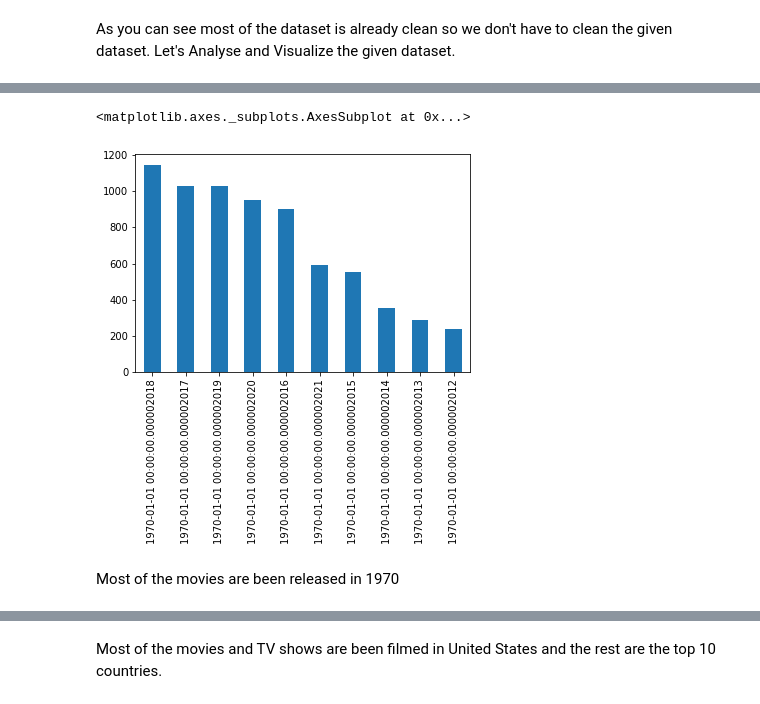
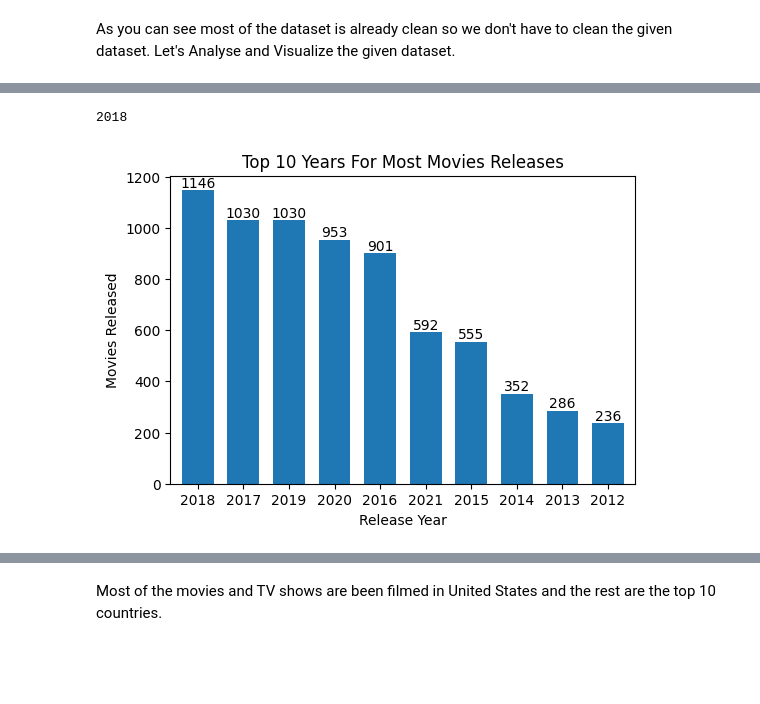
Before and after one commit to CMPN-CODECELL/Netflix-Data-Cleaning-Analysis-and-Visualization, a Jupyter notebook: Samarth Gawali.ipynb, the cells around one changed output, grey strips where cells are left out. Drawn from its saved outputs; the diff is of its cells as text; code cells hidden in the pictures; blank space fills up the shorter version.

```diff
--- a/Samarth Gawali.ipynb
+++ b/Samarth Gawali.ipynb
@@ -71,8 +70,5 @@ data['Years']=data['release_year'].dt.year
-# %%
-year = data.release_year.value_counts()
-year[:10].plot(kind = 'bar')
-# %% [output]
-<matplotlib.axes._subplots.AxesSubplot at 0x...>
-[figure, removed]
-# %% [markdown]
-Most of the movies are been released in 1970
+# %%
+# here am checking the correct year for highes releases
+data['release_year'].value_counts().idxmax()
+# %% [output]
+2018
@@ -78,0 +79,14 @@ Most of the movies are been released in 1970
+# %%
+#Making changes to make the graph more readable
+year = data.release_year.value_counts()
+plt.figure(figsize=(6,4))
+ax = year[:10].plot(kind = 'bar', width=0.7)
+for container in ax.containers:
+    ax.bar_label(container)
+plt.title("Top 10 Years For Most Movies Releases")
+plt.xlabel("Release Year")
+plt.ylabel("Movies Released")
+plt.xticks(rotation="horizontal")
+plt.show()
+# %% [output]
+[figure, added]
```
Also changed, not shown: parts of 11 cells of this notebook.
